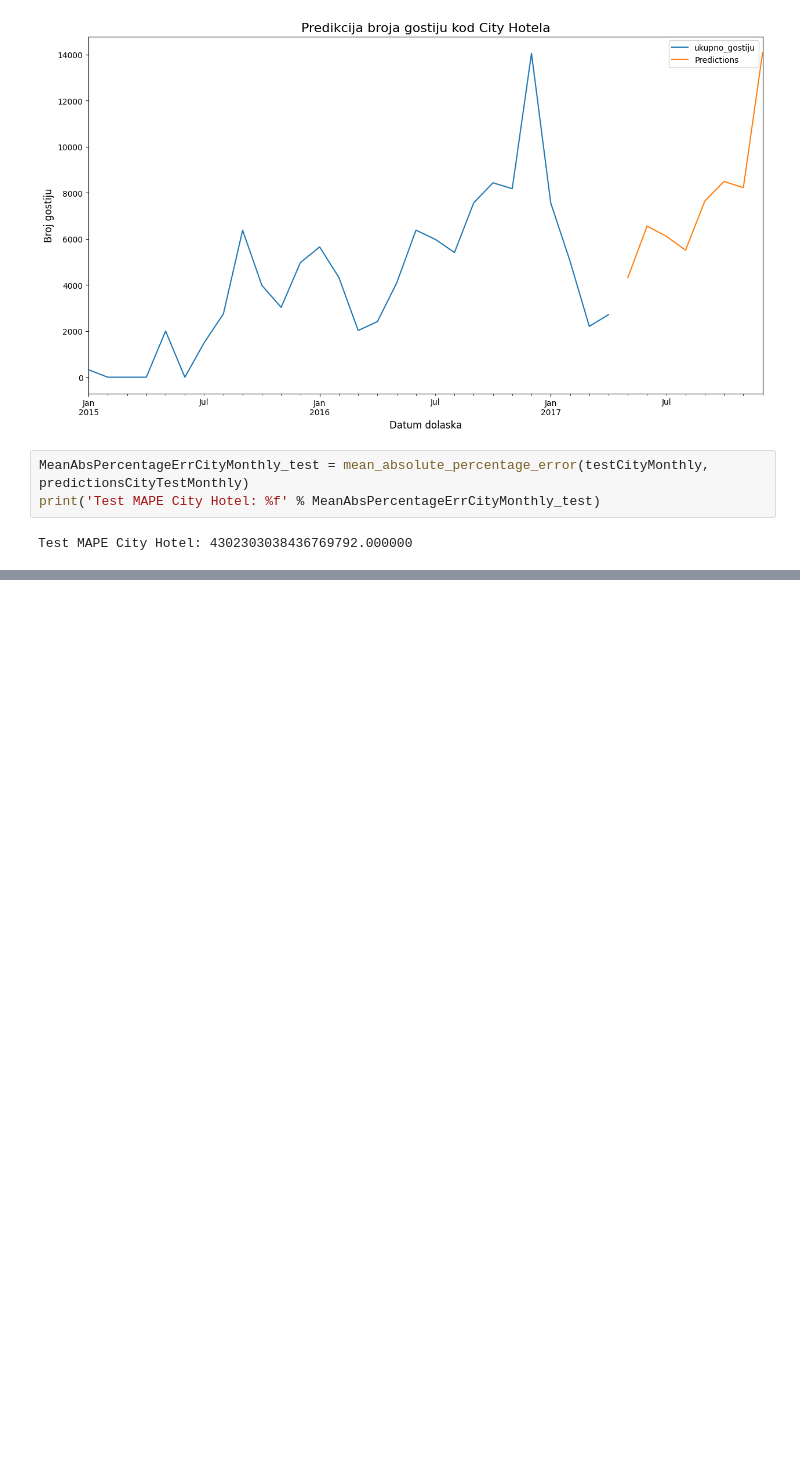
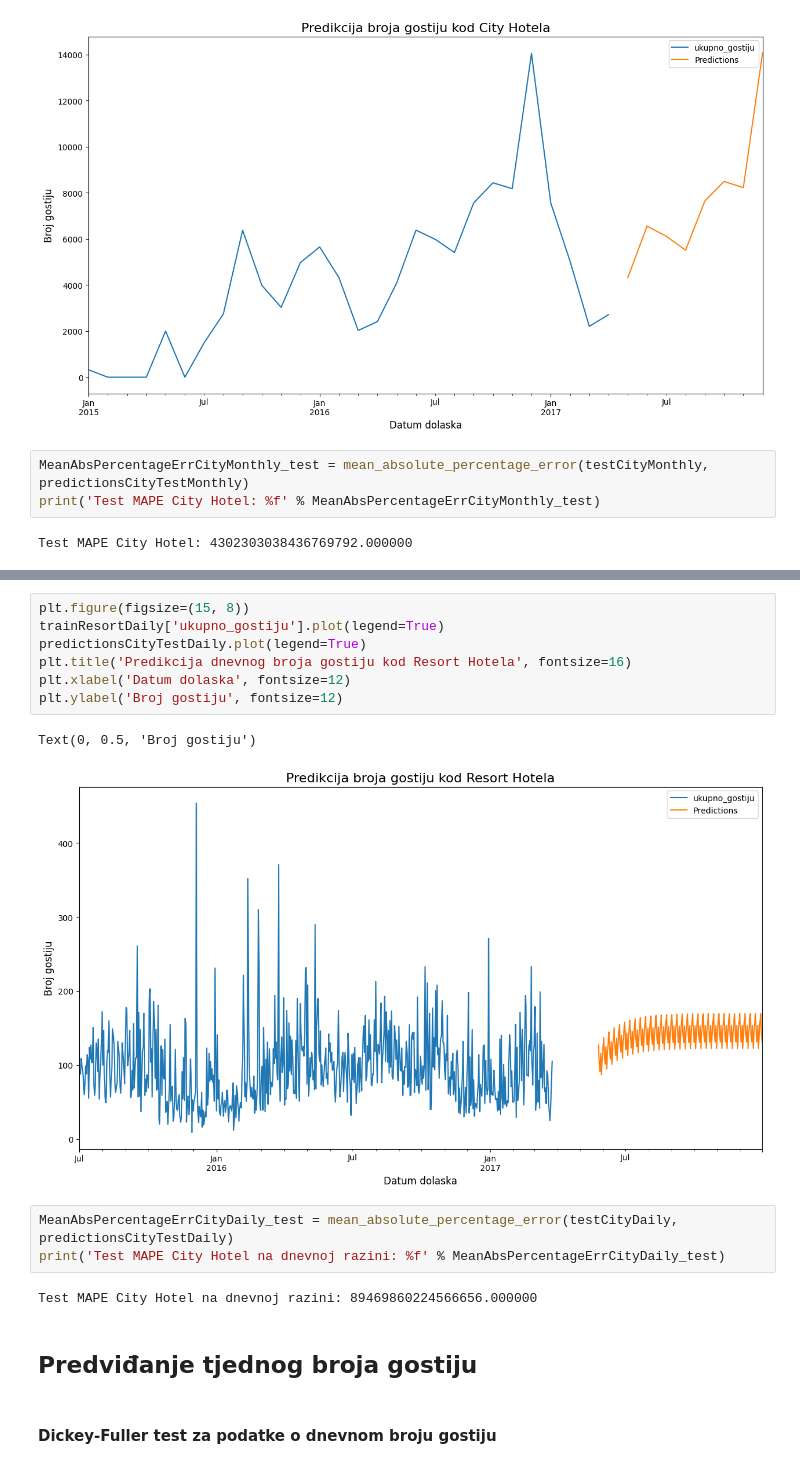
Before and after one commit to MarkoHaralovic/Prediction-of-Hotel-Occupancy, a Jupyter notebook: prediction-of-hotel-occupancy/notebooks/ARIMA_occupancy_prediction.ipynb, the cells around one changed output, grey strips where cells are left out. Drawn from its saved outputs; the diff is of its cells as text; blank space fills up the shorter version.

```diff
--- a/prediction-of-hotel-occupancy/notebooks/ARIMA_occupancy_prediction.ipynb
+++ b/prediction-of-hotel-occupancy/notebooks/ARIMA_occupancy_prediction.ipynb
@@ -902,0 +903,19 @@ Test MAPE Resort Hotel: 0.239303
+# %%
+plt.figure(figsize=(15, 8))
+trainResortDaily['ukupno_gostiju'].plot(legend=True)
+predictionsCityTestDaily.plot(legend=True)
+plt.title('Predikcija dnevnog broja gostiju kod Resort Hotela', fontsize=16)
+plt.xlabel('Datum dolaska', fontsize=12)
+plt.ylabel('Broj gostiju', fontsize=12)
+# %% [output]
+Text(0, 0.5, 'Broj gostiju')
+[figure, added]
+# %%
+MeanAbsPercentageErrCityDaily_test = mean_absolute_percentage_error(testCityDaily, predictionsCityTestDaily)
+print('Test MAPE City Hotel na dnevnoj razini: %f' % MeanAbsPercentageErrCityDaily_test)
+# %% [output]
+Test MAPE City Hotel na dnevnoj razini: 89469860224566656.000000
+# %% [markdown]
+## Predviđanje tjednog broja gostiju
+# %% [markdown]
+#### Dickey-Fuller test za podatke o dnevnom broju gostiju
```
Also changed, not shown: parts of 45 cells of this notebook.
